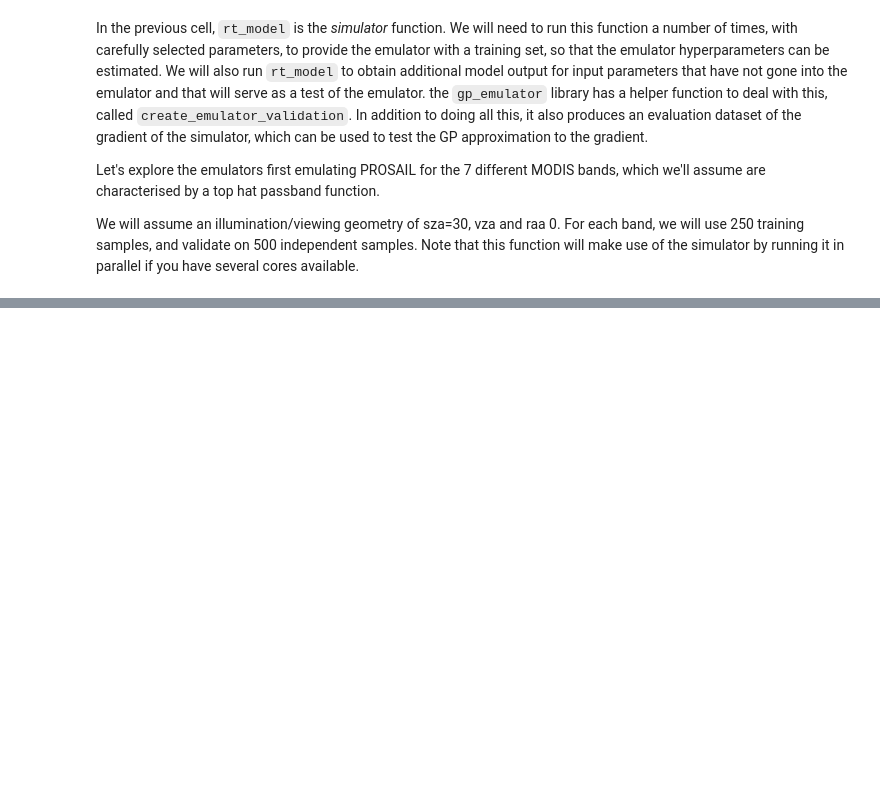
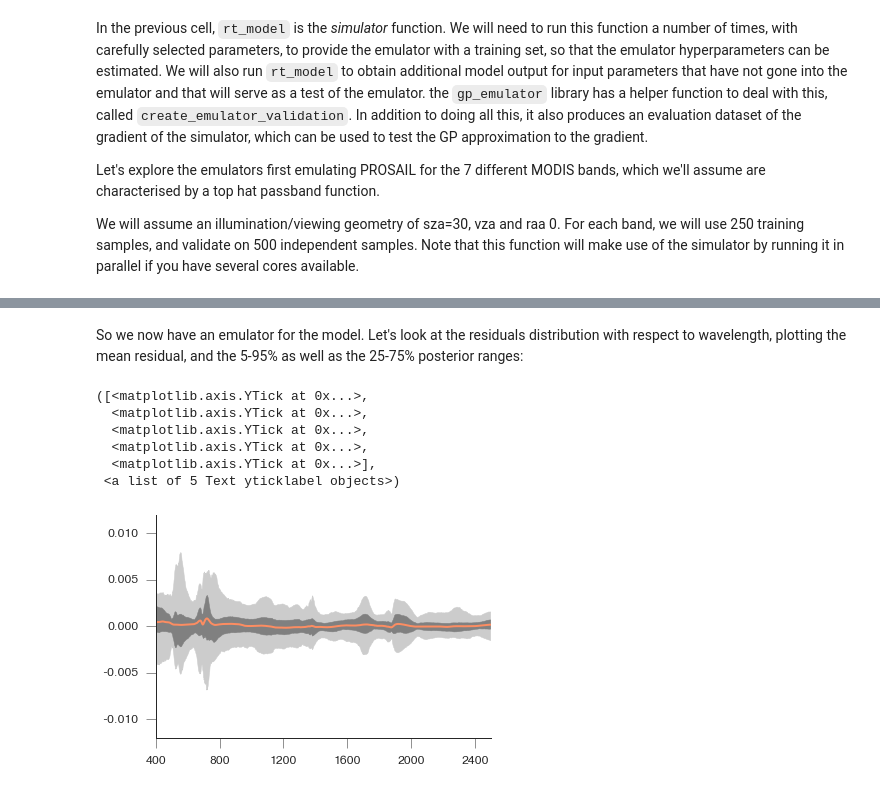
Before and after one commit to jgomezdans/gp_emulator, a Jupyter notebook: notebooks/Emulation_playground.ipynb, the cells around one changed output, grey strips where cells are left out. Saved outputs shown, nothing was run; the diff lists cells and outputs as text; code cells hidden in the pictures; blank space fills up the shorter version.

```diff
--- a/notebooks/Emulation_playground.ipynb
+++ b/notebooks/Emulation_playground.ipynb
@@ -114,8 +193,8 @@ b_max = np.array( [ 670., 876, 479, 565, 1250, 1652, 2155] )
 wv = np.arange ( 400, 2501 )
 passband = []
 
-n_train = 250
-n_validate = 500
+n_train = 300
+n_validate = 1000
 
 retval = []
 for iband,bmin in enumerate ( b_min ):
@@ -210,0 +328,4 @@ plt.ylabel("Reflectance [-]")
+# %%
+x = gp_emulator.create_emulator_validation ( rt_model, parameters, min_vals, max_vals,
+                                n_train, n_validate, do_gradient=True,
+                                n_tries=10, args=(30, 0, 0) )
@@ -210,0 +353,23 @@ plt.ylabel("Reflectance [-]")
+# %% [markdown]
+So we now have an emulator for the model. Let's look at the residuals distribution with respect to wavelength, plotting the mean residual, and the 5-95% as well as the 25-75% posterior ranges:
+# %%
+residual = x[2] - x[4]
+wv = np.arange ( 400, 2501 )
+plt.plot ( wv, residual.mean(axis=0))
+plt.fill_between( wv, np.percentile( residual, 5, axis=0 ),
+                 np.percentile( residual, 95, axis=0 ), color="0.8")
+plt.fill_between( wv, np.percentile( residual, 25, axis=0 ),
+                 np.percentile( residual, 75, axis=0 ), color="0.5")
+plt.xlim(400,2500)
+plt.ylim ( -0.012, 0.012)
+
+pretty_axes(plt.gca())
+plt.yticks([-0.01, -0.005, 0, 0.005, 0.01])
+# %% [output]
+([<matplotlib.axis.YTick at 0x...>,
+  <matplotlib.axis.YTick at 0x...>,
+  <matplotlib.axis.YTick at 0x...>,
+  <matplotlib.axis.YTick at 0x...>,
+  <matplotlib.axis.YTick at 0x...>],
+ <a list of 5 Text yticklabel objects>)
+[figure, added]
```
Also changed, not shown: parts of 24 cells of this notebook, 1 other file.
